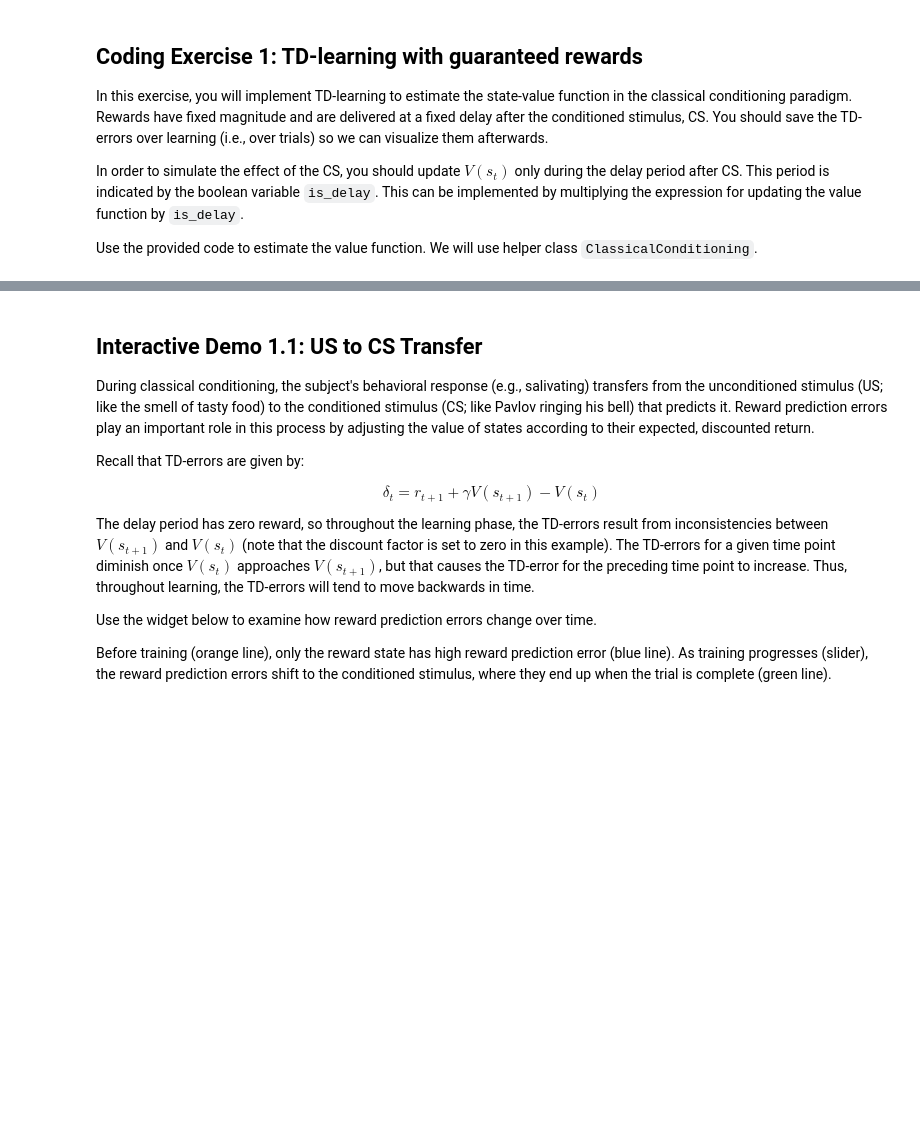
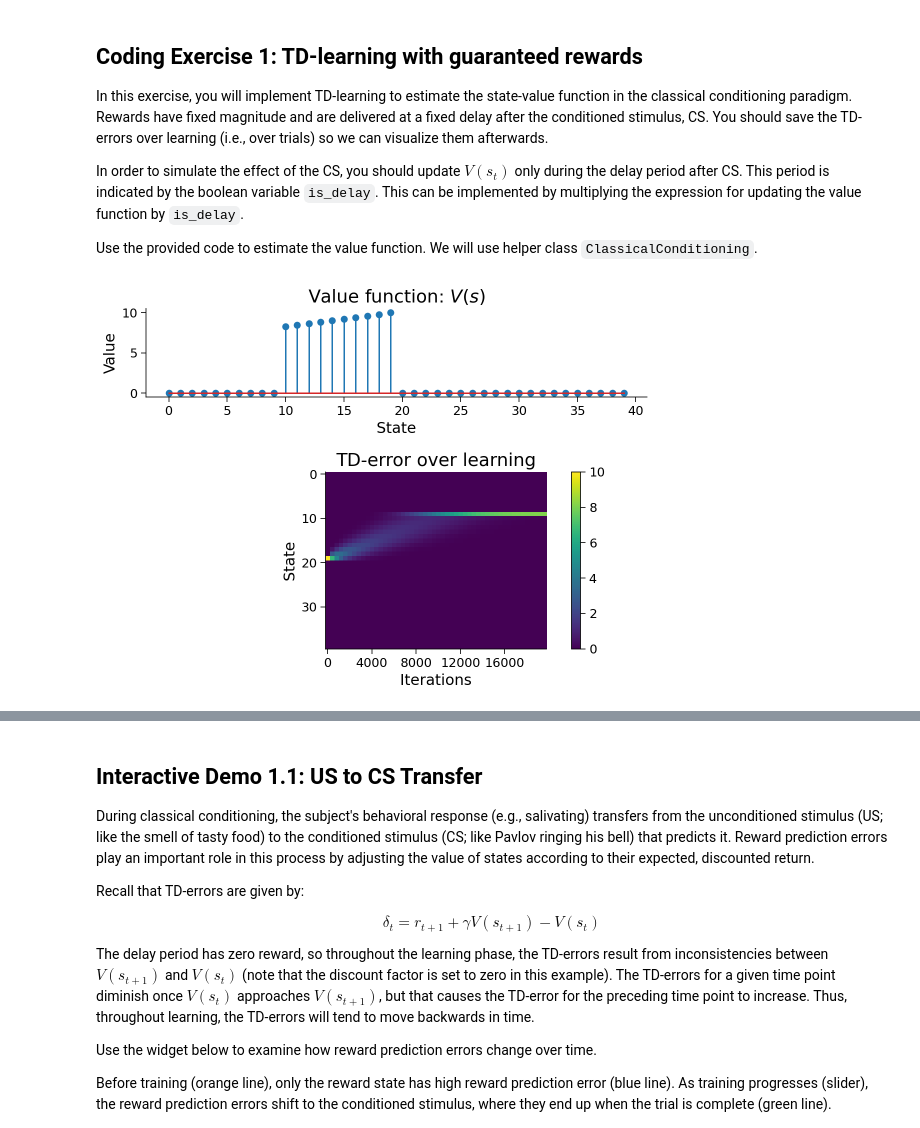
Before and after one commit to tanmayyb/nma_deep_learning_notebook, a Jupyter notebook: week3/W3_D4-T1.ipynb, the cells around one changed output, grey strips where cells are left out. Drawn from its saved outputs; the diff is of its cells as text; code cells hidden in the pictures; blank space fills up the shorter version.

```diff
--- a/week3/W3_D4-T1.ipynb
+++ b/week3/W3_D4-T1.ipynb
@@ -376,41 +382,43 @@ def td_learner(env, n_trials, gamma=0.98, alpha=0.001):
     state = 0 # Initial state
 
     for t in range(env.n_steps):
 
       # Get next state and next reward
       next_state, reward = env.get_outcome(state)
 
       # Is the current state in the delay period (after CS)?
       is_delay = env.state_dict[state][0]
 
       ########################################################################
       ## TODO for students: implement TD error and value function update
       # Fill out function and remove
-      raise NotImplementedError("Student exercise: implement TD error and value function update")
+      #raise NotImplementedError("Student exercise: implement TD error and value function update")
       #################################################################################
       # Write an expression to compute the TD-error
-      TDE[state, n] = ...
+      TDE[state, n] = reward + gamma*V[next_state] - V[state]
 
       # Write an expression to update the value function
-      V[state] += ...
+      V[state] += alpha*TDE[state,n]*is_delay
 
       # Update state
       state = next_state
 
   return V, TDE
 
 
 # Add event to airtable
 atform.add_event('Coding Exercise 1: TD-learning with guaranteed rewards')
 
 # Initialize classical conditioning class
-# env = ClassicalConditioning(n_steps=40, reward_magnitude=10, reward_time=10)
+env = ClassicalConditioning(n_steps=40, reward_magnitude=10, reward_time=10)
 
-# Perform temporal difference learning
-# V, TDE = td_learner(env, n_trials=20000)
+#Perform temporal difference learning
+V, TDE = td_learner(env, n_trials=20000)
 
-# Visualize
-# learning_summary_plot(V, TDE)
+#Visualize
+learning_summary_plot(V, TDE)
+# %% [output]
+[figure, added]
 # %% [markdown]
 [*Click for solution*](https://github.com/NeuromatchAcademy/course-content-dl/tree/main//tutorials/W3D4_BasicReinforcementLearning/solutions/W3D4_Tutorial1_Solution_2b5a4020.py)
 
```
Also changed, not shown: parts of 13 cells of this notebook.
